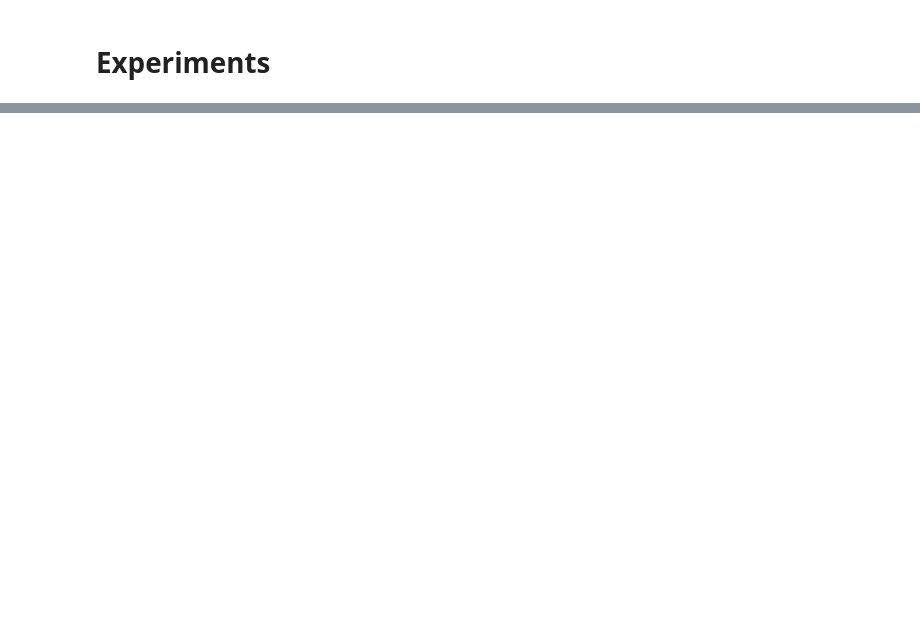
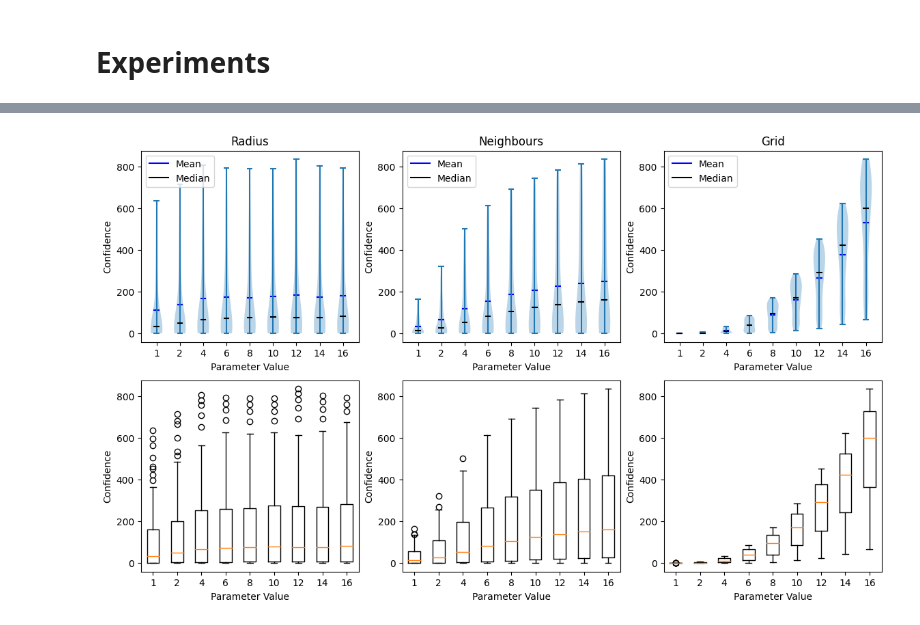
Before and after one commit to stephancurran/facial-recognition, a Jupyter notebook: FacialRecognition.ipynb, the cells around one changed output, grey strips where cells are left out. Saved outputs shown, nothing was run; the diff lists cells and outputs as text; code cells hidden in the pictures; blank space fills up the shorter version.

```diff
--- a/FacialRecognition.ipynb
+++ b/FacialRecognition.ipynb
@@ -674,0 +693,30 @@ plt.show()
+# %%
+def plot_stats(stats, title, values, box=True):
+    if box:
+        plt.boxplot(stats)
+    else:
+        v_plot = plt.violinplot(stats, showmeans=True, showmedians=True)
+        v_plot["cmeans"].set_color("blue")
+        v_plot["cmedians"].set_color("black")
+        plt.plot([], label="Mean", color="blue")
+        plt.plot([], label="Median", color="black")
+        plt.legend(loc="upper left")
+
+    plt.xticks([tick for tick in range(1, len(values) + 1)], values)
+    plt.xlabel("Parameter Value")
+    plt.ylabel("Confidence")
+    plt.title(title)
+
+titles = ["Radius", "Neighbours", "Grid"]
+plt.figure(figsize=(14, 8))
+for idx in range(3):
+    stats = [[conf for params, conf in results.items() if params[idx] == n] for n in gs_values]
+
+    plt.subplot(2, 3, idx + 1)
+    plot_stats(stats, titles[idx], gs_values, box=False)
+
+    plt.subplot(2, 3, (idx + 4))
+    plot_stats(stats, "", gs_values, box=True)
+plt.show()
+# %% [output]
+[figure, added]
```
Also changed, not shown: parts of 20 cells of this notebook, 1 other file.
